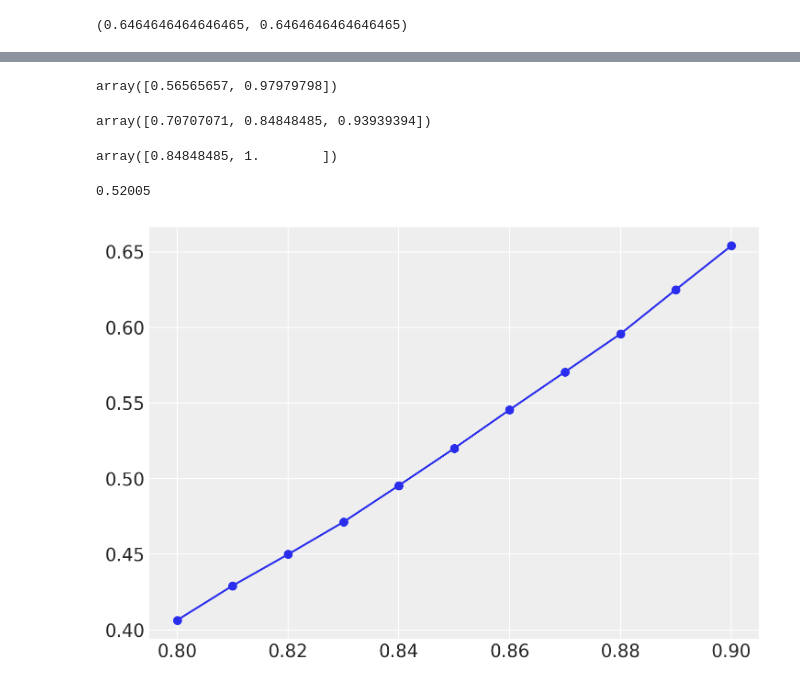
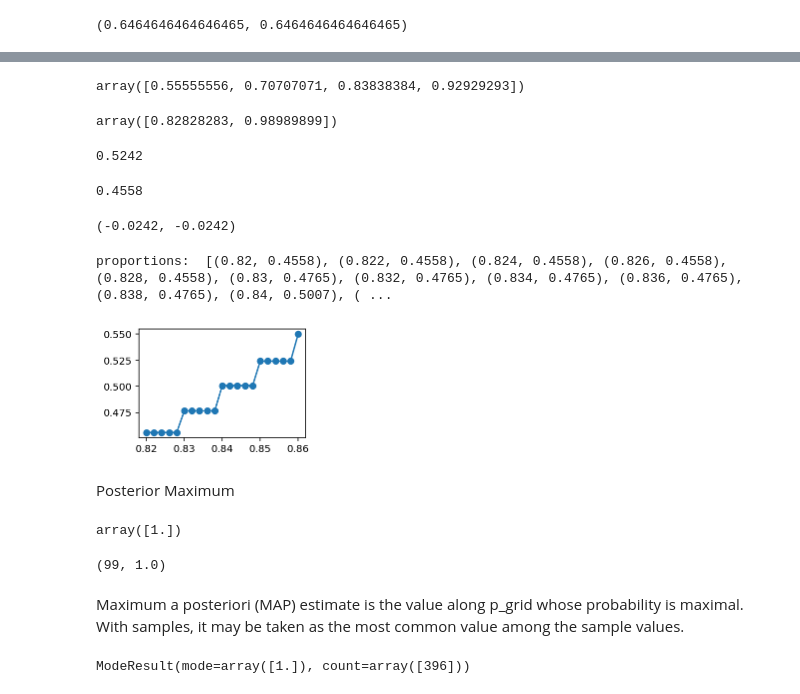
Before and after one commit to yongduek/lectures, a Jupyter notebook: esda/myworks/sr2_chap3_install_win10.ipynb, the cells around one changed output, grey strips where cells are left out. Drawn from its saved outputs; the diff is of its cells as text; code cells hidden in the pictures.

```diff
--- a/esda/myworks/sr2_chap3_install_win10.ipynb
+++ b/esda/myworks/sr2_chap3_install_win10.ipynb
@@ -30,7 +30,7 @@ import pymc3 as pm
 # %%
 %config InlineBackend.figure_format = 'retina'
 %load_ext watermark
-az.style.use('arviz-darkgrid')
+#az.style.use('arviz-darkgrid')
 # %% [markdown]
 ## Grid computation
 # %%
@@ -177,26 +177,52 @@ p_grid, posterior = posterior_grid(n_grids=100, n_success=3, n_tosses=3)
 # %%
-samples = np.random.choice(p_grid, p=posterior, size=20000, replace=True)
-np.percentile(samples, [10, 90])
+samples = np.random.choice(p_grid, p=posterior, size=10000, replace=True)
+np.percentile(samples, [10, 25, 50, 75])
 # %% [output]
-array([0.56565657, 0.97979798])
+array([0.55555556, 0.70707071, 0.83838384, 0.92929293])
-# %%
-np.percentile(samples, [25, 50, 75])
-# %% [output]
-array([0.70707071, 0.84848485, 0.93939394])
 # %%
 hdi = az.hdi(samples, hdi_prob=.5)
 hdi
 # %% [output]
-array([0.84848485, 1.        ])
+array([0.82828283, 0.98989899])
+# %%
+len(samples[ samples <= 0.84848485 ]) / len(samples)
+# %% [output]
+0.5242
 # %%
-len(samples[ samples <= hdi[0] ]) / len(samples)
+len(samples[ samples < hdi[0] ]) / len(samples)
 # %% [output]
-0.52005
+0.4558
+# %%
+a = len(samples[ samples <= 0.84848485 ]) / len(samples)
+b = len(samples[ samples <= 0.84848485 ]) / len(samples)
+.5 - a, .5 - b
+# %% [output]
+(-0.0242, -0.0242)
 # %%
 prop = []
-x = np.linspace(.80, .90, 11)
+x = np.linspace(.82, .86, 21)
 for th in x:
     prop.append( len(samples[ samples <= th ]) / len(samples) )
+print('proportions: ', list(zip(x, prop)))
+plt.figure(figsize=(3,2))
 plt.plot(x, prop, '-o');
 # %% [output]
+proportions:  [(0.82, 0.4558), (0.822, 0.4558), (0.824, 0.4558), (0.826, 0.4558), (0.828, 0.4558), (0.83, 0.4765), (0.832, 0.4765), (0.834, 0.4765), (0.836, 0.4765), (0.838, 0.4765), (0.84, 0.5007), ( ...
-[figure, old version]
+[figure, new version]
+# %% [markdown]
+Posterior Maximum
+# %%
+p_grid[ posterior == max(posterior)]
+# %% [output]
+array([1.])
+# %%
+indx = np.argmax(posterior)
+indx, p_grid[indx]
+# %% [output]
+(99, 1.0)
+# %% [markdown]
+Maximum a posteriori (MAP) estimate is the value along p_grid whose probability is maximal. With samples, it may be taken as the most common value among the sample values.
+# %%
+stats.mode(samples)  # most common value in the samples array
+# %% [output]
+ModeResult(mode=array([1.]), count=array([396]))
```
Also changed, not shown: parts of 62 cells of this notebook, 23 other files.
